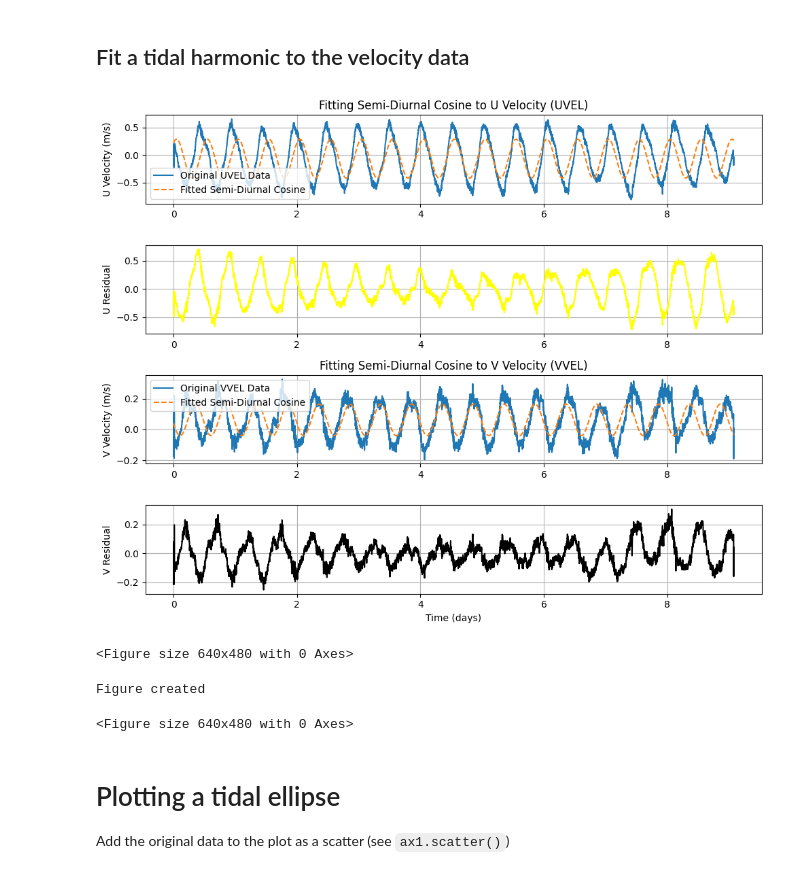
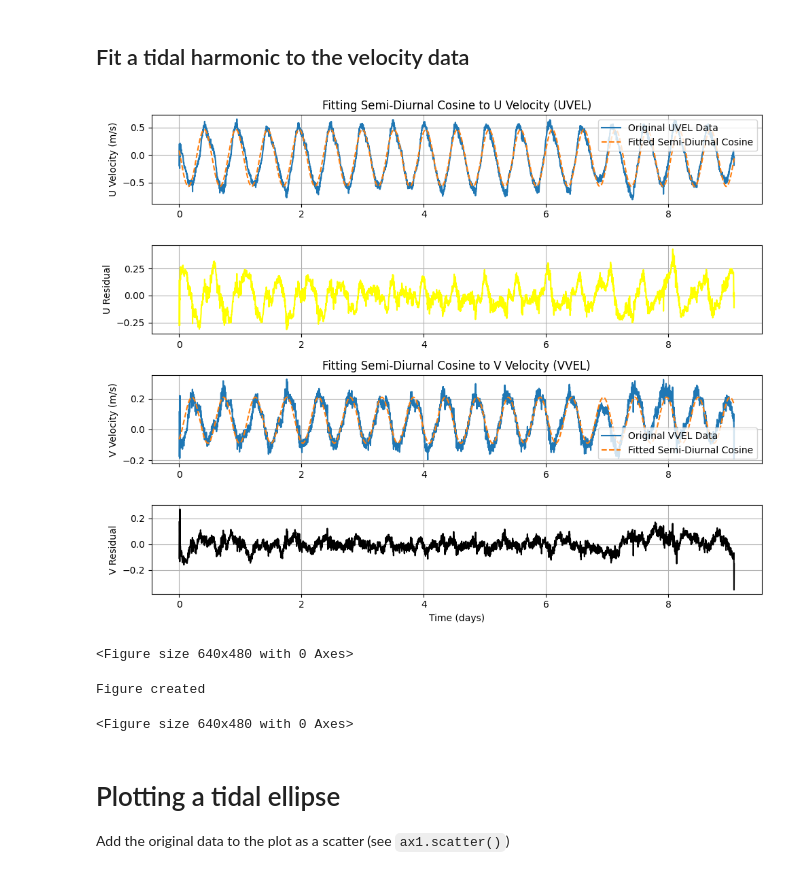
Before and after one commit to ifmeo-courses/messfern-3-time-series-momo23574, a Jupyter notebook: src/assignment.ipynb, the cells around one changed output. Saved outputs shown, nothing was run; the diff lists cells and outputs as text; code cells hidden in the pictures.

```diff
--- a/src/assignment.ipynb
+++ b/src/assignment.ipynb
@@ -202,15 +202,17 @@ Below, there is a function to calculate a semidiurnal cosine fit.  It's written
 For an example of what a module file might look like, look in your exercise-02-bathymetry/modules/bathymetry.py
 # %%
 # Define the cosine function with a period of the S2 lunar tide (12 hours)
-def semi_diurnal_cosine(t, amplitude, phase, offset):
-    period = 12 / 24  # Convert hours to days
-    return amplitude * np.cos(2 * np.pi * t / period + phase) + offset
+#def semi_diurnal_cosine(t, amplitude, phase, offset):
+   # period = 12 / 24  # Convert hours to days
+   # return amplitude * np.cos(2 * np.pi * t / period + phase) + offset
 
 # TODO: Update this function for the M2 lunar tide and MOVE the function into modules/tools.py
 # Then you will need to: restart your kernel and import the function here as
 # from modules.tools import semi_diurnal_cosine
 # You will get an error because at the top of tools.py, you'll also need to import the numpy package as np
 
+
+from modules.tools import semi_diurnal_cosine
 
 
 # Extract salinity data for a specific mooring (e.g., Mooring 1)
@@ -332,8 +334,8 @@ vvel_data = velo_data.VVEL.values
 time_in_days = (velo_data.time - velo_data.time[0]).astype('timedelta64[s]') / np.timedelta64(1, 's') / 86400
 
 # Remove points which are not finite from the time_in_days and velocity data vectors
-#finite_indices_uvel = np.isfinite(time_in_days) & np.isfinite(uvel_data)
-#finite_indices_vvel = np.isfinite(time_in_days) & np.isfinite(vvel_data)
+finite_indices_uvel = np.isfinite(time_in_days) & np.isfinite(uvel_data)
+finite_indices_vvel = np.isfinite(time_in_days) & np.isfinite(vvel_data)
 
 time_in_days_uvel = time_in_days[finite_indices_uvel]
 uvel_data = uvel_data[finite_indices_uvel]
@@ -383,35 +385,35 @@ plt.ylabel('U Residual')
 plt.grid(True)
 
 # 3. VVEL data and fit
 plt.subplot(4, 1, 3)
 plt.plot(time_in_days_vvel, vvel_data, label='Original VVEL Data')
 plt.plot(time_in_days_vvel, fitted_vvel, label='Fitted Semi-Diurnal Cosine', linestyle='--')
 plt.ylabel('V Velocity (m/s)')
 plt.title('Fitting Semi-Diurnal Cosine to V Velocity (VVEL)')
 plt.legend()
 plt.grid(True)
 
 # 4. VVEL residuals
 plt.subplot(4, 1, 4)
 plt.plot(time_in_days_vvel, residual_vvel, color='black')
 plt.xlabel('Time (days)')
 plt.ylabel('V Residual')
 plt.grid(True)
 
 plt.tight_layout()
 plt.savefig(figdir + 'ex3fig2-Mako-Messfern.png')
 plt.show()
 plt.tight_layout()
 plt.show()
 print("Figure created")
 
 # TODO: Save this figure following the naming convention
 plt.savefig(figdir + 'ex3fig2-Mako-Messfern.png')
 # TODO: What happens if you omit (comment out) the lines of code starting with `finite_indices_uvel`?
 # Does the code break? Can you read the error message to understand why?
-# ---> nothing happens, theres no error message
+#  bc they were not defined ! theyre needed to eliminate NaN or inf-values
 # %% [output]
-[figure, old version]
+[figure, new version]
 <Figure size 640x480 with 0 Axes>
 Figure created
 <Figure size 640x480 with 0 Axes>
```
Also changed, not shown: parts of 3 cells of this notebook, 1 other file.
